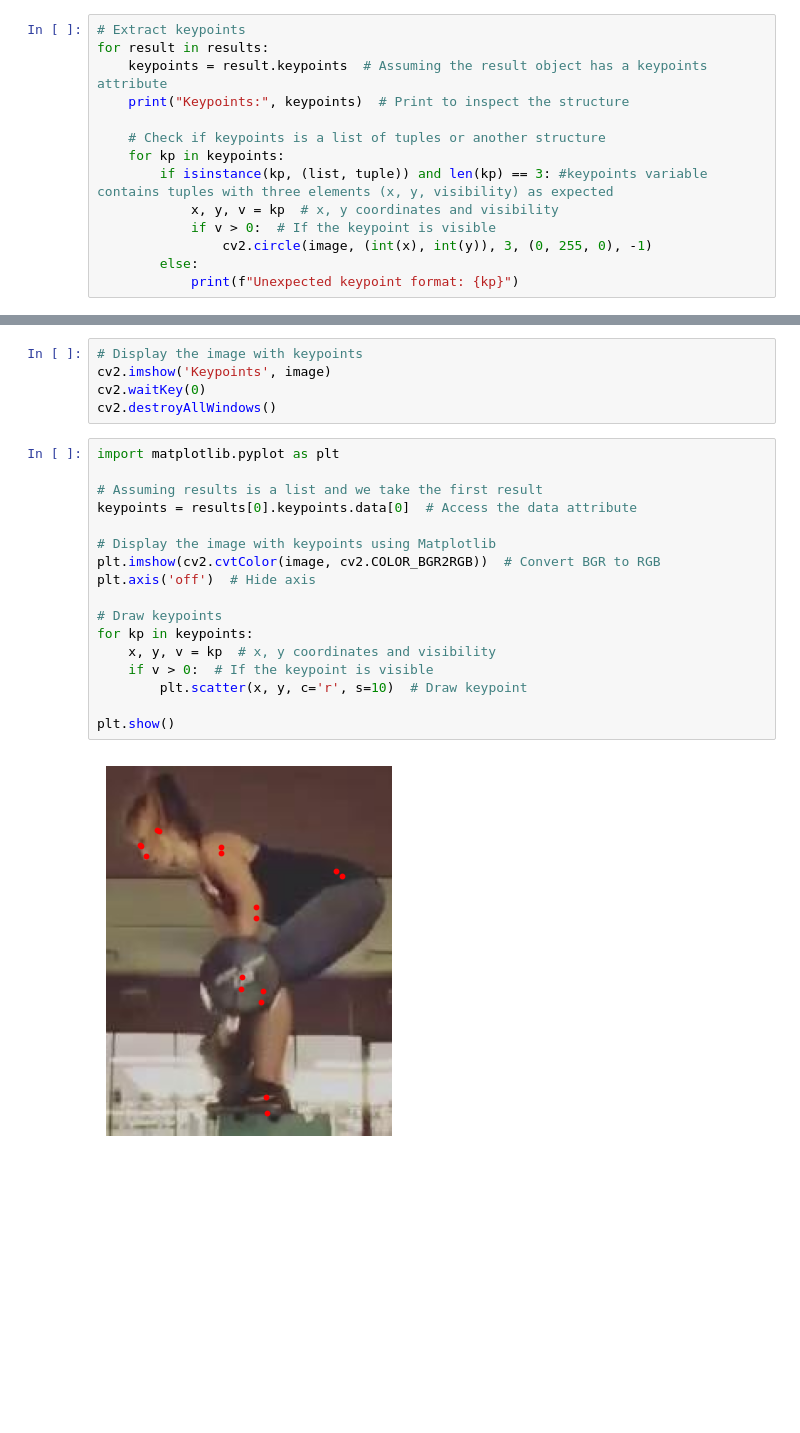
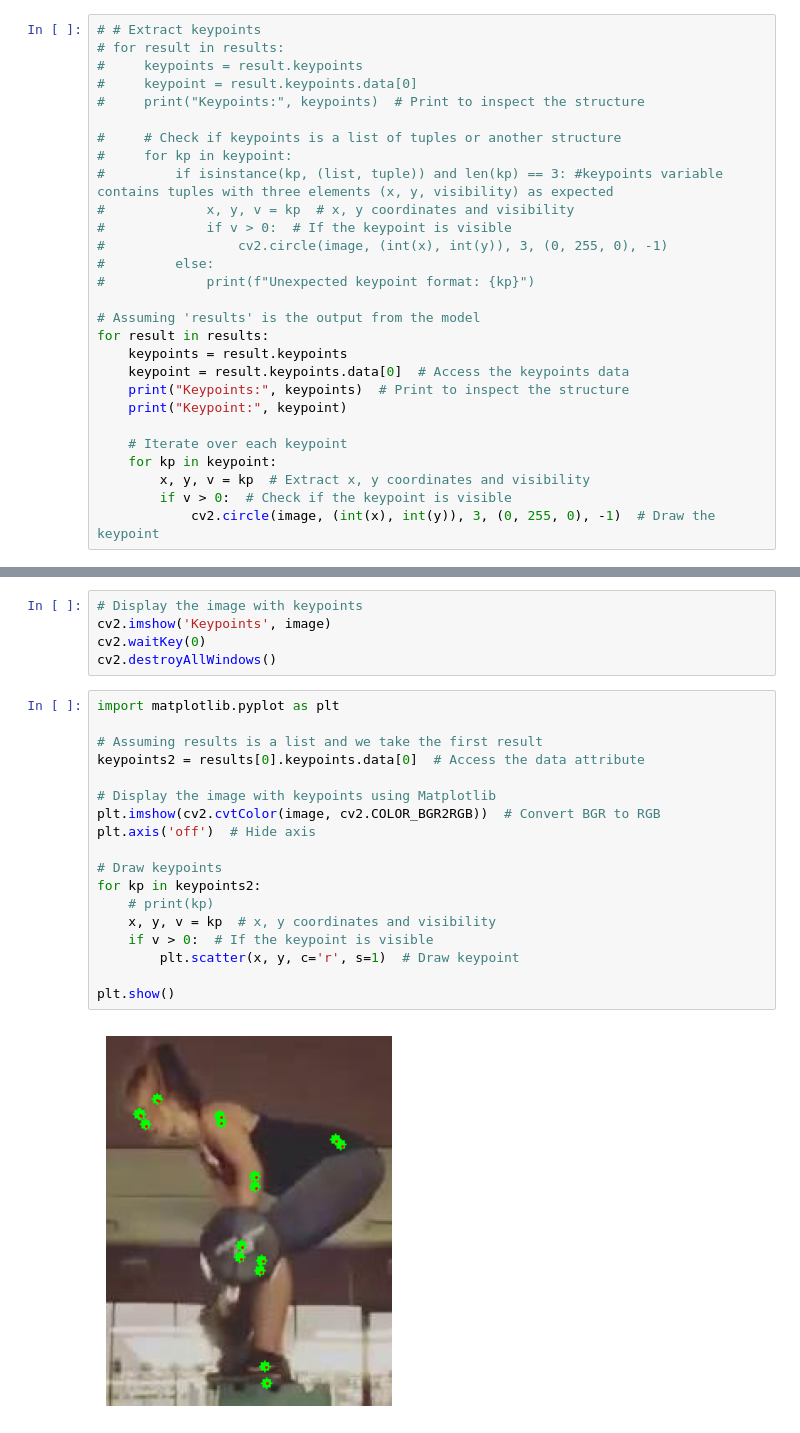
Before and after one commit to ashandesilva/Fine-Tune, a Jupyter notebook: yolopose_v3/predict/predict.ipynb, the cells around one changed output, grey strips where cells are left out. Cells and saved outputs as stored; diff of their text form; blank space fills up the shorter version.

Commit message:
check results[0].keypoints

```diff
--- a/yolopose_v3/predict/predict.ipynb
+++ b/yolopose_v3/predict/predict.ipynb
@@ -20,17 +80,31 @@ Speed: 2.4ms preprocess, 68.9ms inference, 1.2ms postprocess per image at shape
 # %%
-# Extract keypoints
+# # Extract keypoints
+# for result in results:
+#     keypoints = result.keypoints
+#     keypoint = result.keypoints.data[0]
+#     print("Keypoints:", keypoints)  # Print to inspect the structure
+
+#     # Check if keypoints is a list of tuples or another structure
+#     for kp in keypoint:
+#         if isinstance(kp, (list, tuple)) and len(kp) == 3: #keypoints variable contains tuples with three elements (x, y, visibility) as expected
+#             x, y, v = kp  # x, y coordinates and visibility
+#             if v > 0:  # If the keypoint is visible
+#                 cv2.circle(image, (int(x), int(y)), 3, (0, 255, 0), -1)
+#         else:
+#             print(f"Unexpected keypoint format: {kp}")
+
+# Assuming 'results' is the output from the model
 for result in results:
-    keypoints = result.keypoints  # Assuming the result object has a keypoints attribute
+    keypoints = result.keypoints
+    keypoint = result.keypoints.data[0]  # Access the keypoints data
     print("Keypoints:", keypoints)  # Print to inspect the structure
+    print("Keypoint:", keypoint)
 
-    # Check if keypoints is a list of tuples or another structure
-    for kp in keypoints:
-        if isinstance(kp, (list, tuple)) and len(kp) == 3: #keypoints variable contains tuples with three elements (x, y, visibility) as expected
-            x, y, v = kp  # x, y coordinates and visibility
-            if v > 0:  # If the keypoint is visible
-                cv2.circle(image, (int(x), int(y)), 3, (0, 255, 0), -1)
-        else:
-            print(f"Unexpected keypoint format: {kp}")
+    # Iterate over each keypoint
+    for kp in keypoint:
+        x, y, v = kp  # Extract x, y coordinates and visibility
+        if v > 0:  # Check if the keypoint is visible
+            cv2.circle(image, (int(x), int(y)), 3, (0, 255, 0), -1)  # Draw the keypoint
 # %% [output]
 Keypoints: ultralytics.engine.results.Keypoints object with attributes:
 
@@ -57,22 +131,23 @@ cv2.destroyAllWindows()
 # %%
 import matplotlib.pyplot as plt
 
 # Assuming results is a list and we take the first result
-keypoints = results[0].keypoints.data[0]  # Access the data attribute
+keypoints2 = results[0].keypoints.data[0]  # Access the data attribute
 
 # Display the image with keypoints using Matplotlib
 plt.imshow(cv2.cvtColor(image, cv2.COLOR_BGR2RGB))  # Convert BGR to RGB
 plt.axis('off')  # Hide axis
 
 # Draw keypoints
-for kp in keypoints:
+for kp in keypoints2:
+    # print(kp)
     x, y, v = kp  # x, y coordinates and visibility
     if v > 0:  # If the keypoint is visible
-        plt.scatter(x, y, c='r', s=10)  # Draw keypoint
+        plt.scatter(x, y, c='r', s=1)  # Draw keypoint
 
 plt.show()
 # %% [output]
-[figure, old version]
+[figure, new version]
 # %%
 results = model.predict(image_path, show = True, save = True)
 # %% [output]
```
Also changed, not shown: parts of 6 cells of this notebook.
